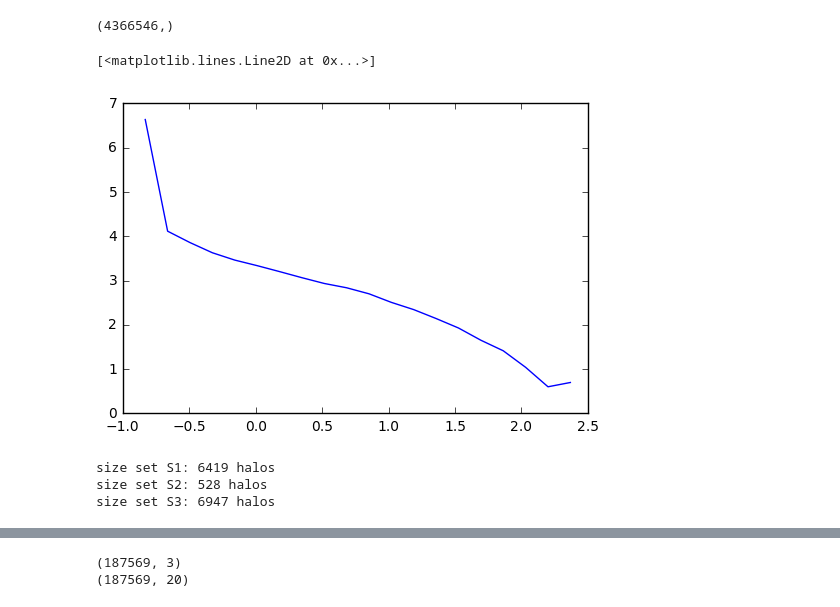
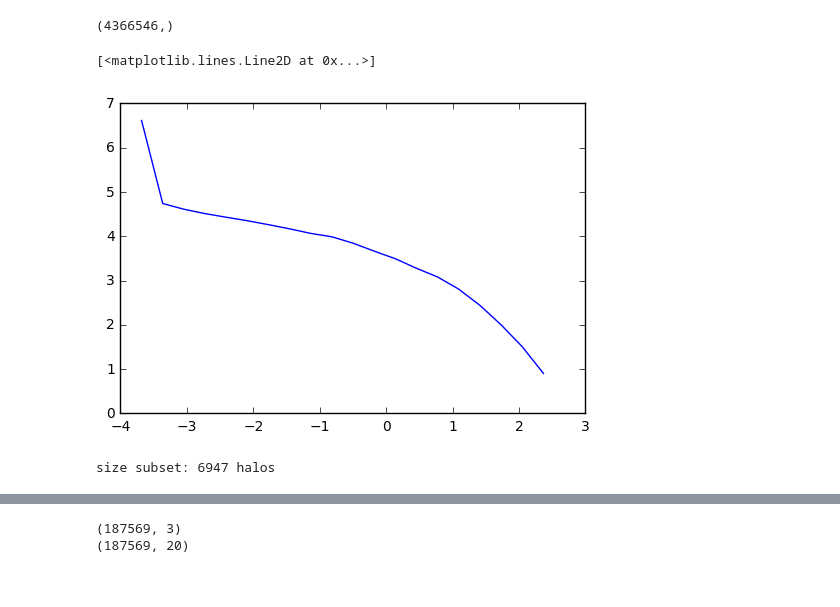
Before and after one commit to astroandes/IllustrisLG, a Jupyter notebook: code/SampleLG.ipynb, the cells around one changed output, grey strips where cells are left out. Saved outputs shown, nothing was run; the diff lists cells and outputs as text; code cells hidden in the pictures.

```diff
--- a/code/SampleLG.ipynb
+++ b/code/SampleLG.ipynb
@@ -56,27 +58,14 @@ print(shape(subhalo_vmax))
 # %% [output]
 (4366546,)
 # %%
-vals, edges = histogram(log10(subhalo_stellar_mass+1E-1), bins=20)
+vals, edges = histogram(log10(subhalo_stellar_mass+1E-4), bins=20)
 plot(edges[1:], log10(vals))
 # %% [output]
 [<matplotlib.lines.Line2D at 0x...>]
-[figure, old version]
+[figure, new version]
-# %%
-#selects the indices for two sets:
-# 1. MW like
-# 2. massive galaxies above 1.5E11 Msun in stars
-# 3. MW like + massive galaxies above 1.5E11 Msun in stars
-
-index_S1 = where((subhalo_stellar_mass/hubble>1.0) & (subhalo_stellar_mass/hubble<15.0))
-index_S2 = where(subhalo_stellar_mass/hubble>15.0)
-index_S3 = where(subhalo_stellar_mass/hubble>1.0)
-n_S1 = size(index_S1)
-n_S2 = size(index_S2)
-n_S3 = size(index_S3)
-print("size set S1: %d halos"%(n_S1))
-print("size set S2: %d halos"%(n_S2))
-print("size set S3: %d halos"%(n_S3))
-# %% [output]
-size set S1: 6419 halos
-size set S2: 528 halos
-size set S3: 6947 halos
+# %%
+index_S = where(subhalo_stellar_mass/hubble>1.0)
+n_S = size(index_S)
+print("size subset: %d halos"%(n_S))
+# %% [output]
+size subset: 6947 halos
```
Also changed, not shown: parts of 23 cells of this notebook.
